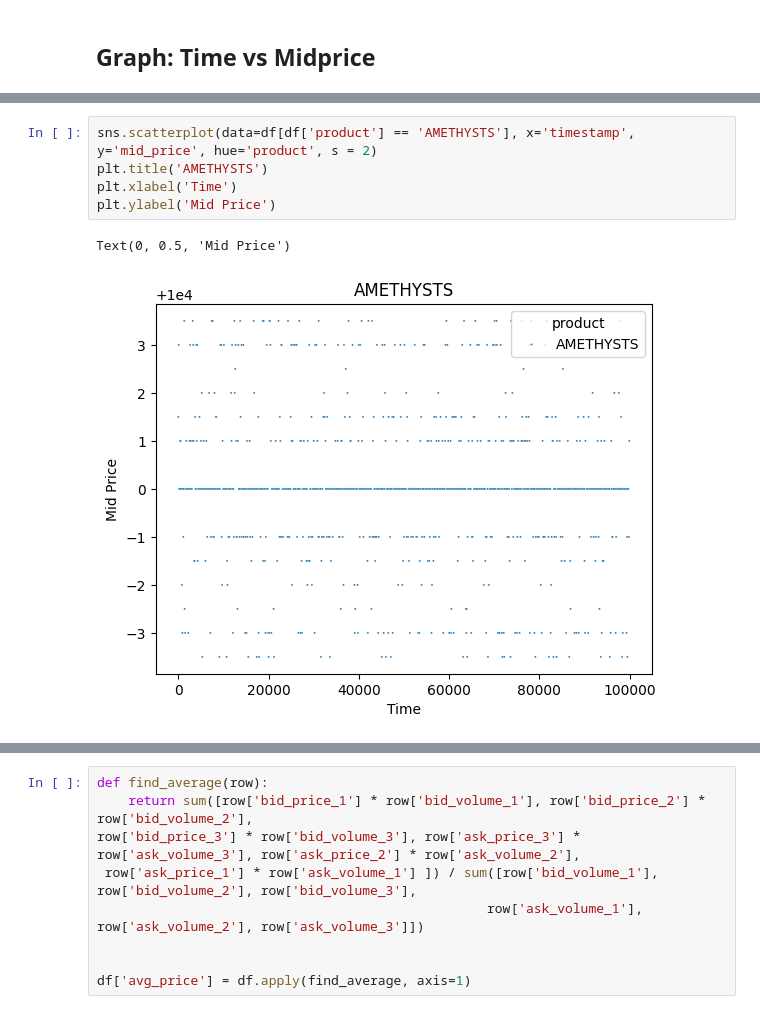
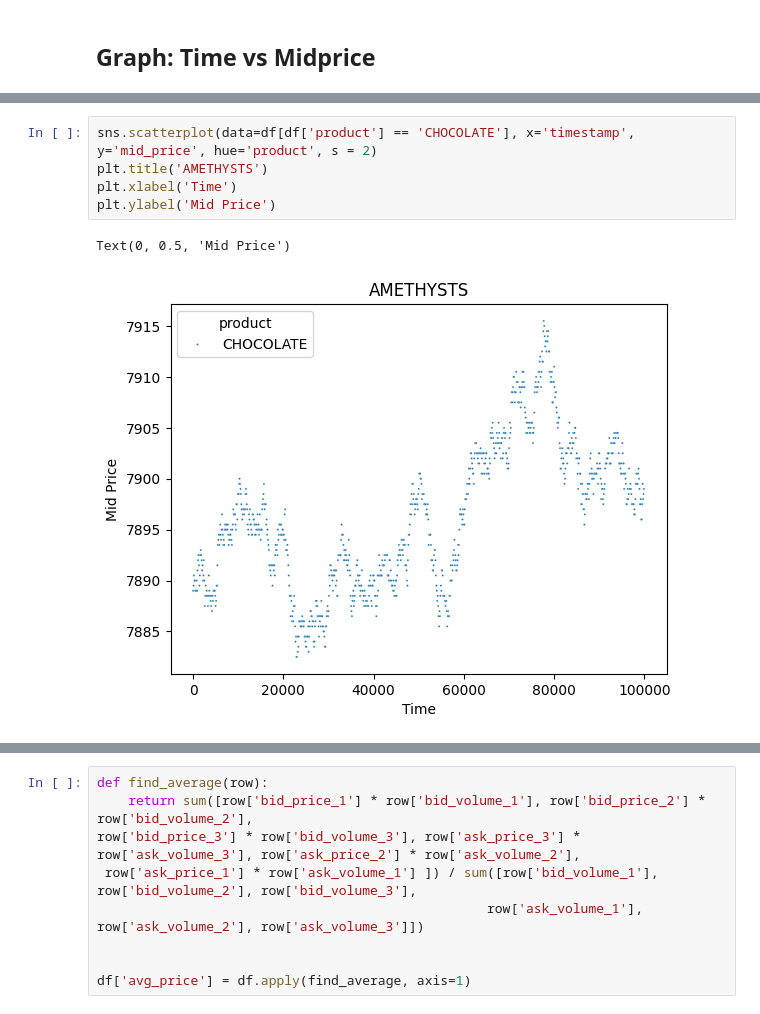
Before and after one commit to VincentG03/IMC-Poverty, a Jupyter notebook: Vincent/Visuals (Jupyter)/Visualisation.ipynb, the cells around one changed output, grey strips where cells are left out. Cells and saved outputs as stored; diff of their text form.

```diff
--- a/Vincent/Visuals (Jupyter)/Visualisation.ipynb
+++ b/Vincent/Visuals (Jupyter)/Visualisation.ipynb
@@ -112,11 +105,11 @@ Text(0, 0.5, 'Mid Price')
 # %%
-sns.scatterplot(data=df[df['product'] == 'AMETHYSTS'], x='timestamp', y='mid_price', hue='product', s = 2)
+sns.scatterplot(data=df[df['product'] == 'CHOCOLATE'], x='timestamp', y='mid_price', hue='product', s = 2)
 plt.title('AMETHYSTS')
 plt.xlabel('Time')
 plt.ylabel('Mid Price')
 # %% [output]
 Text(0, 0.5, 'Mid Price')
-[figure, old version]
+[figure, new version]
 # %%
 sns.scatterplot(data=df[df['product'] == 'STARFRUIT'], x='timestamp', y='mid_price', hue='product', s = 2, palette=['#fa8825'])
 plt.title('STARFRUIT')
```
Also changed, not shown: parts of 14 cells of this notebook, 4 other files.
